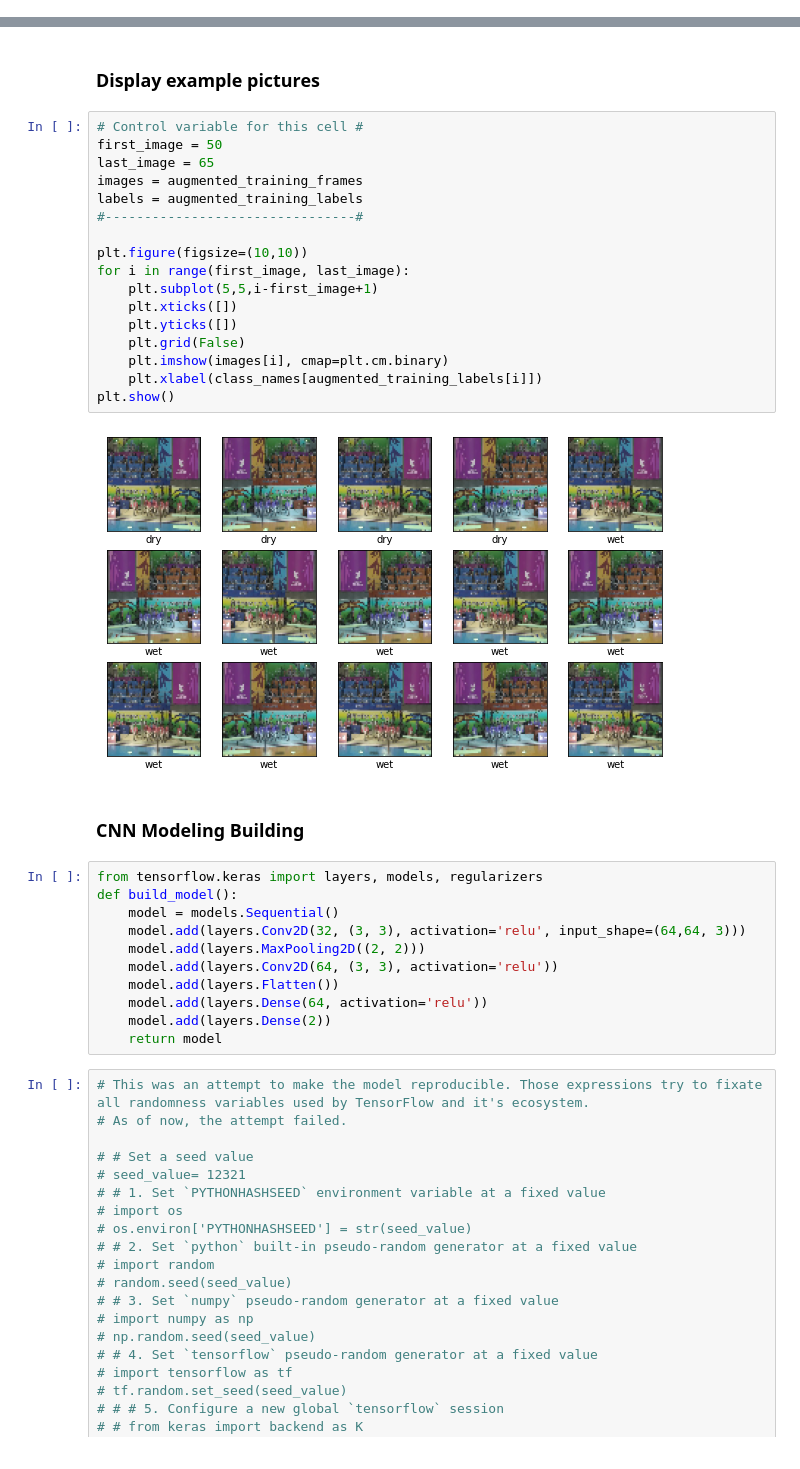
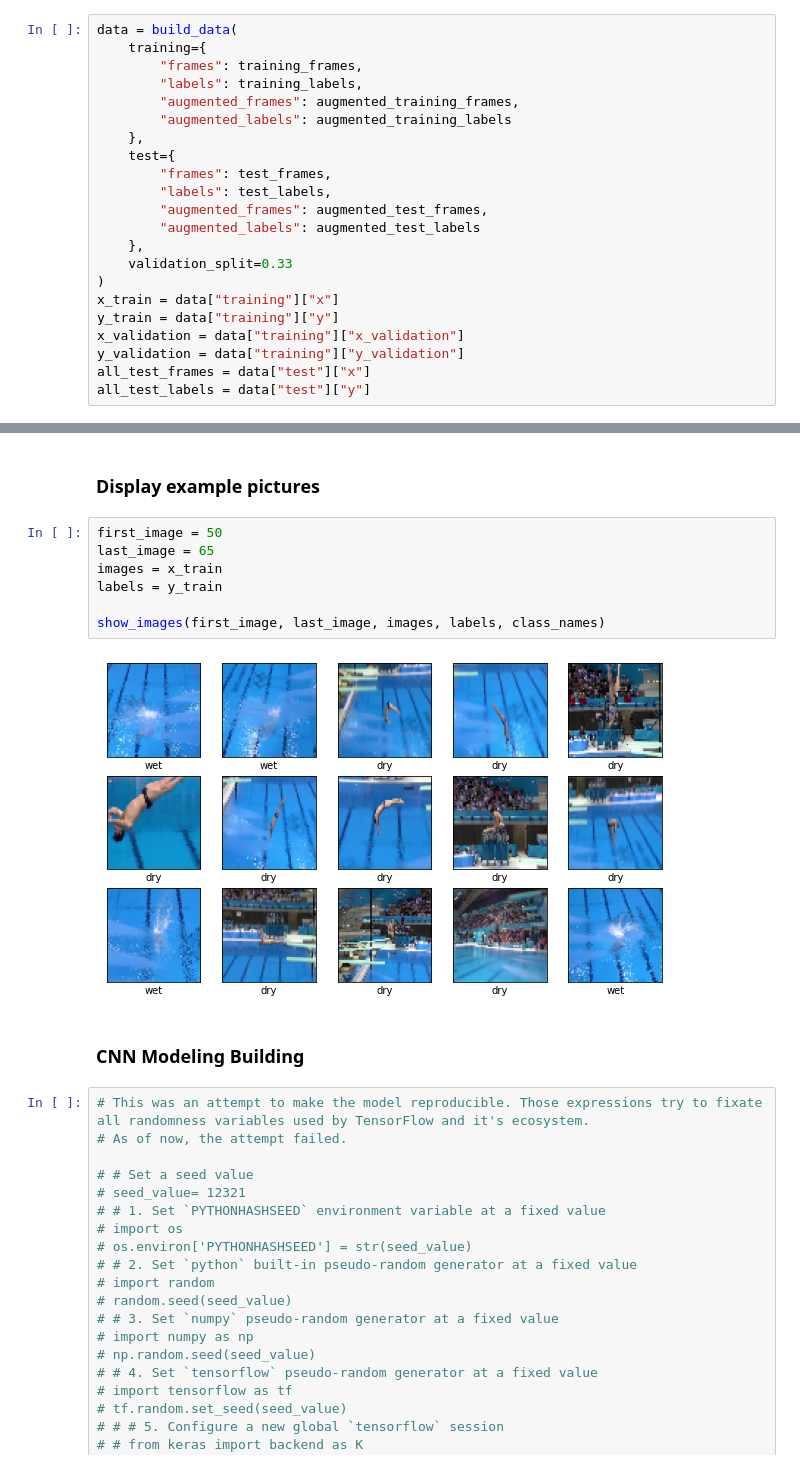
Before and after one commit to proohit/deep-learning-team6, a Jupyter notebook: 2a/preprocessing.ipynb, the cells around one changed output, grey strips where cells are left out. Cells and saved outputs as stored; diff of their text form.

```diff
--- a/2a/preprocessing.ipynb
+++ b/2a/preprocessing.ipynb
@@ -205,0 +276,22 @@ Final validation frames: 14880
+# %%
+data = build_data(
+    training={
+        "frames": training_frames,
+        "labels": training_labels,
+        "augmented_frames": augmented_training_frames,
+        "augmented_labels": augmented_training_labels
+    },
+    test={
+        "frames": test_frames,
+        "labels": test_labels,
+        "augmented_frames": augmented_test_frames,
+        "augmented_labels": augmented_test_labels
+    },
+    validation_split=0.33
+)
+x_train = data["training"]["x"]
+y_train = data["training"]["y"]
+x_validation = data["training"]["x_validation"]
+y_validation = data["training"]["y_validation"]
+all_test_frames = data["test"]["x"]
+all_test_labels = data["test"]["y"]
@@ -206,37 +307,16 @@ Final validation frames: 14880
 # %% [markdown]
 ### Display example pictures
-# %%
-# Control variable for this cell #
-first_image = 50
-last_image = 65
-images = augmented_training_frames
-labels = augmented_training_labels
-#--------------------------------#
-
-plt.figure(figsize=(10,10))
-for i in range(first_image, last_image):
-    plt.subplot(5,5,i-first_image+1)
-    plt.xticks([])
-    plt.yticks([])
-    plt.grid(False)
-    plt.imshow(images[i], cmap=plt.cm.binary)
-    plt.xlabel(class_names[augmented_training_labels[i]])
-plt.show()
-# %% [output]
-[figure, removed]
+# %%
+first_image = 50
+last_image = 65
+images = x_train
+labels = y_train
+
+show_images(first_image, last_image, images, labels, class_names)
+# %% [output]
+[figure, added]
 # %% [markdown]
 ### CNN Modeling Building
-# %%
-from tensorflow.keras import layers, models, regularizers
-def build_model():
-    model = models.Sequential()
-    model.add(layers.Conv2D(32, (3, 3), activation='relu', input_shape=(64,64, 3)))
-    model.add(layers.MaxPooling2D((2, 2)))
-    model.add(layers.Conv2D(64, (3, 3), activation='relu'))
-    model.add(layers.Flatten())
-    model.add(layers.Dense(64, activation='relu'))
-    model.add(layers.Dense(2))
-    return model
 # %%
 # This was an attempt to make the model reproducible. Those expressions try to fixate all randomness variables used by TensorFlow and it's ecosystem.
 # As of now, the attempt failed.
```
Also changed, not shown: parts of 20 cells of this notebook.
